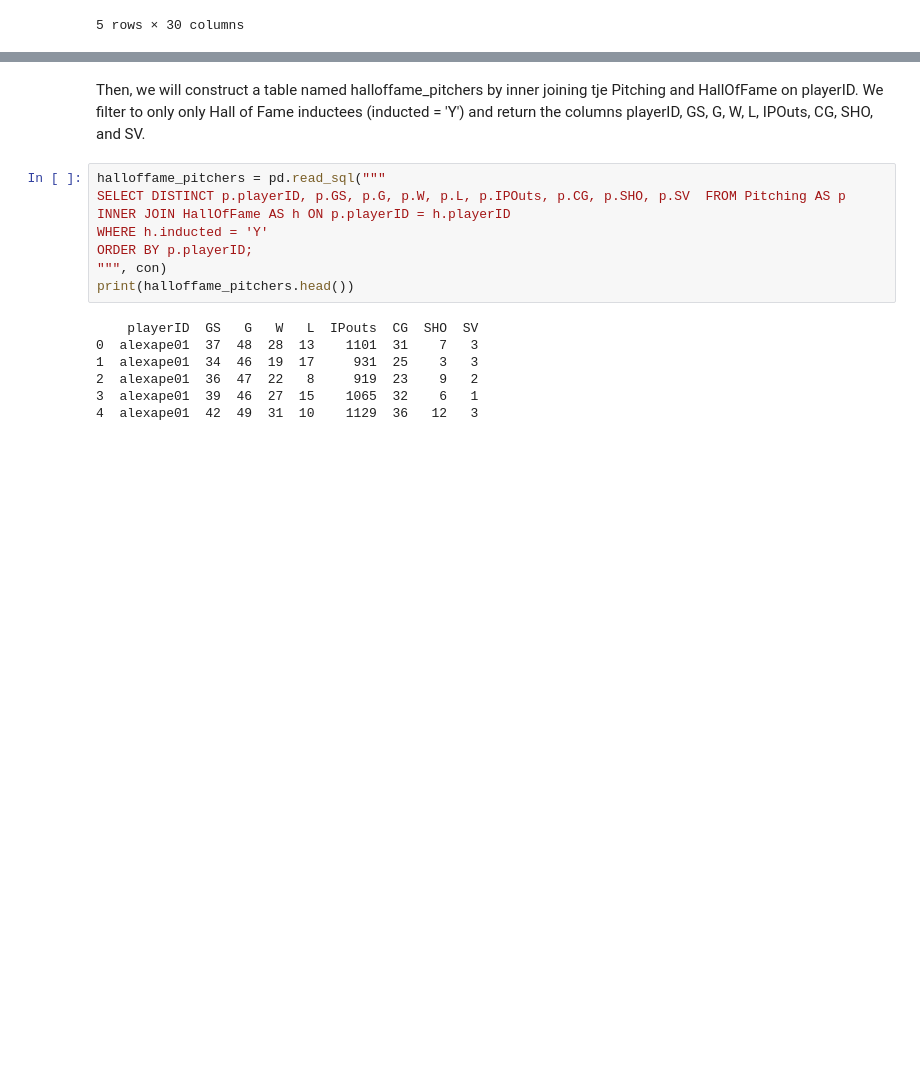
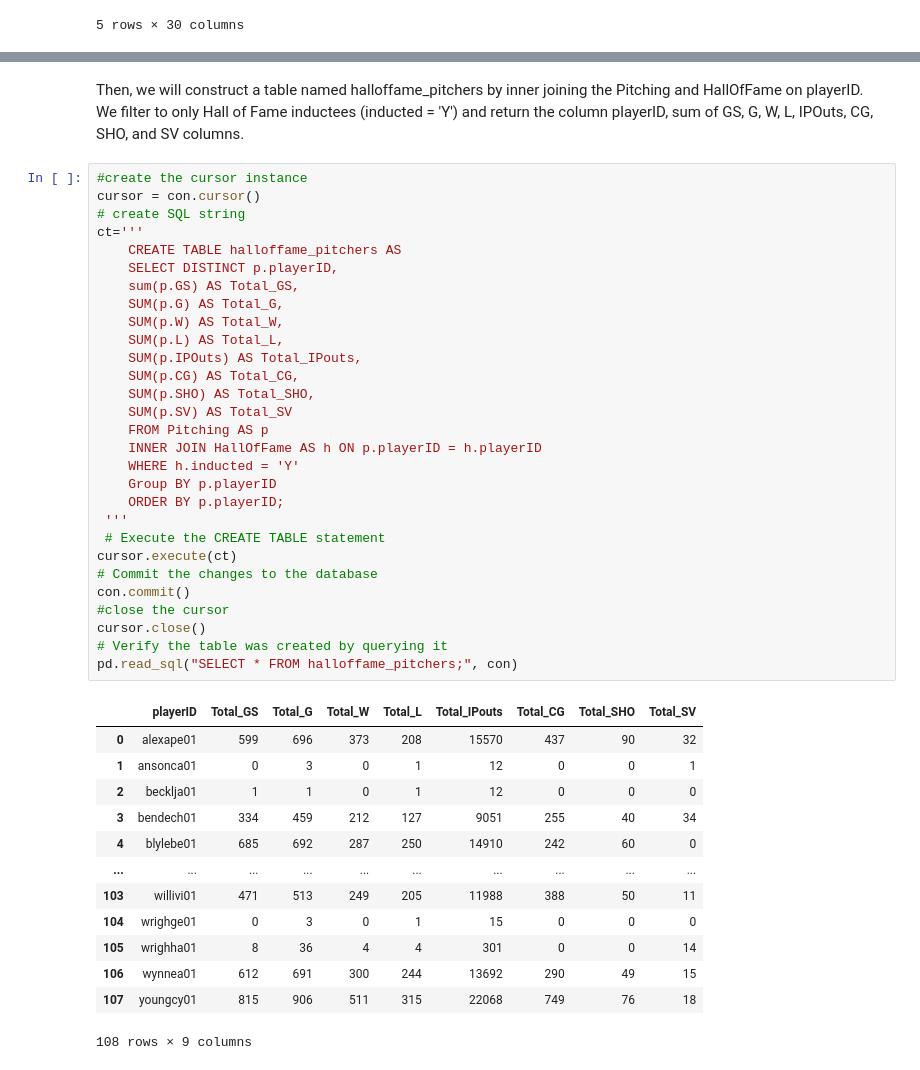
Before and after one commit to hzhoujoy/ST554_HW6, a Jupyter notebook: HW6_part_I.ipynb, the cells around one changed output, grey strips where cells are left out. Saved outputs shown, nothing was run; the diff lists cells and outputs as text; blank space fills up the shorter version.

```diff
--- a/HW6_part_I.ipynb
+++ b/HW6_part_I.ipynb
@@ -56,17 +66,45 @@ pd.read_sql('SELECT * FROM Pitching LIMIT 5;',con)
 # %% [markdown]
-Then, we will construct a table named halloffame_pitchers by inner joining tje Pitching and HallOfFame on playerID. We filter to only only Hall of Fame inductees (inducted = 'Y') and return the columns playerID, GS, G, W, L, IPOuts, CG, SHO, and SV.
+Then, we will construct a table named halloffame_pitchers by inner joining the Pitching and HallOfFame on playerID. We filter to only Hall of Fame inductees (inducted = 'Y') and return the column playerID, sum of GS, G, W, L, IPOuts, CG, SHO, and SV columns.
 # %%
-halloffame_pitchers = pd.read_sql("""
-SELECT DISTINCT p.playerID, p.GS, p.G, p.W, p.L, p.IPOuts, p.CG, p.SHO, p.SV  FROM Pitching AS p
-INNER JOIN HallOfFame AS h ON p.playerID = h.playerID
-WHERE h.inducted = 'Y'
-ORDER BY p.playerID;
-""", con)
-print(halloffame_pitchers.head())
+#create the cursor instance
+cursor = con.cursor()
+# create SQL string
+ct='''
+    CREATE TABLE halloffame_pitchers AS
+    SELECT DISTINCT p.playerID,
+    sum(p.GS) AS Total_GS,
+    SUM(p.G) AS Total_G,
+    SUM(p.W) AS Total_W,
+    SUM(p.L) AS Total_L,
+    SUM(p.IPOuts) AS Total_IPouts,
+    SUM(p.CG) AS Total_CG,
+    SUM(p.SHO) AS Total_SHO,
+    SUM(p.SV) AS Total_SV
+    FROM Pitching AS p
+    INNER JOIN HallOfFame AS h ON p.playerID = h.playerID
+    WHERE h.inducted = 'Y'
+    Group BY p.playerID
+    ORDER BY p.playerID;
+ '''
+ # Execute the CREATE TABLE statement
+cursor.execute(ct)
+# Commit the changes to the database
+con.commit()
+#close the cursor
+cursor.close()
+# Verify the table was created by querying it
+pd.read_sql("SELECT * FROM halloffame_pitchers;", con)
 # %% [output]
+|  | playerID | Total_GS | Total_G | Total_W | Total_L | Total_IPouts | Total_CG | Total_SHO | Total_SV |
+| 0 | alexape01 | 599 | 696 | 373 | 208 | 15570 | 437 | 90 | 32 |
+| 1 | ansonca01 | 0 | 3 | 0 | 1 | 12 | 0 | 0 | 1 |
+| 2 | becklja01 | 1 | 1 | 0 | 1 | 12 | 0 | 0 | 0 |
+| 3 | bendech01 | 334 | 459 | 212 | 127 | 9051 | 255 | 40 | 34 |
+| 4 | blylebe01 | 685 | 692 | 287 | 250 | 14910 | 242 | 60 | 0 |
+| ... | ... | ... | ... | ... | ... | ... | ... | ... | ... |
+| 103 | willivi01 | 471 | 513 | 249 | 205 | 11988 | 388 | 50 | 11 |
+| 104 | wrighge01 | 0 | 3 | 0 | 1 | 15 | 0 | 0 | 0 |
+| 105 | wrighha01 | 8 | 36 | 4 | 4 | 301 | 0 | 0 | 14 |
+| 106 | wynnea01 | 612 | 691 | 300 | 244 | 13692 | 290 | 49 | 15 |
+| 107 | youngcy01 | 815 | 906 | 511 | 315 | 22068 | 749 | 76 | 18 |
-    playerID  GS   G   W   L  IPouts  CG  SHO  SV
-0  alexape01  37  48  28  13    1101  31    7   3
-1  alexape01  34  46  19  17     931  25    3   3
-2  alexape01  36  47  22   8     919  23    9   2
-3  alexape01  39  46  27  15    1065  32    6   1
-4  alexape01  42  49  31  10    1129  36   12   3
+108 rows × 9 columns
```
Also changed, not shown: parts of 8 cells of this notebook.
